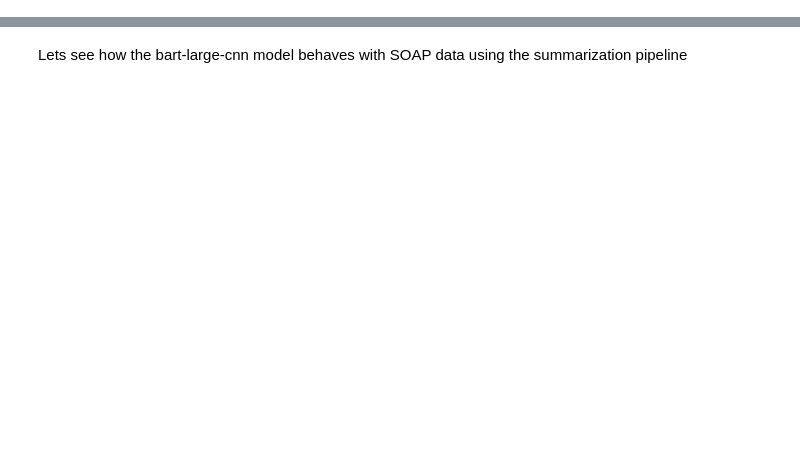
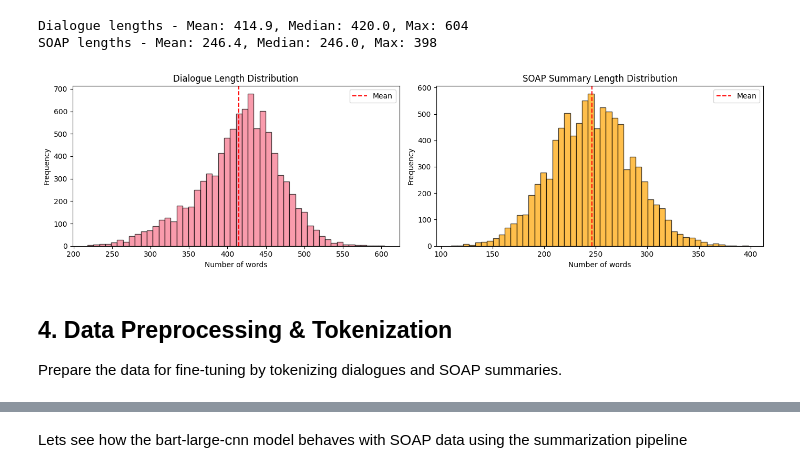
Before and after one commit to rafinrabbi/LLM_Finetuning_SOAP, a Jupyter notebook: bart-large-cnn-finetune-for-textsummarization.ipynb, the cells around one changed output, grey strips where cells are left out. Cells and saved outputs as stored; diff of their text form; code cells hidden in the pictures; blank space fills up the shorter version.

```diff
--- a/bart-large-cnn-finetune-for-textsummarization.ipynb
+++ b/bart-large-cnn-finetune-for-textsummarization.ipynb
@@ -312,20 +0,0 @@ df_val = df_val.dropna()
-# %%
-import pandas as pd
-import numpy as np
-import matplotlib.pyplot as plt
-import seaborn as sns
-import plotly.express as px
-import plotly.graph_objects as go
-from plotly.subplots import make_subplots
-from wordcloud import WordCloud
-import warnings
-import re
-from collections import Counter
-
-warnings.filterwarnings('ignore')
-
-# Set style
-sns.set_style('whitegrid')
-plt.rcParams['figure.figsize'] = (12, 6)
-
-print("Libraries imported successfully!")
@@ -456,0 +334,41 @@ P: Plan to conduct additional diagnostic tests to explore underlying causes, inc
+# %%
+# Analyze text lengths
+train_data = dataset_soap['train']
+
+dialogue_lengths = [len(x.split()) for x in train_data['dialogue']]
+soap_lengths = [len(x.split()) for x in train_data['soap']]
+
+print(f"Dialogue lengths - Mean: {np.mean(dialogue_lengths):.1f}, "
+      f"Median: {np.median(dialogue_lengths):.1f}, "
+      f"Max: {np.max(dialogue_lengths)}")
+print(f"SOAP lengths - Mean: {np.mean(soap_lengths):.1f}, "
+      f"Median: {np.median(soap_lengths):.1f}, "
+      f"Max: {np.max(soap_lengths)}")
+
+# Visualize distributions
+fig, axes = plt.subplots(1, 2, figsize=(14, 4))
+
+axes[0].hist(dialogue_lengths, bins=50, edgecolor='black', alpha=0.7)
+axes[0].set_xlabel('Number of words')
+axes[0].set_ylabel('Frequency')
+axes[0].set_title('Dialogue Length Distribution')
+axes[0].axvline(np.mean(dialogue_lengths), color='red', linestyle='--', label='Mean')
+axes[0].legend()
+
+axes[1].hist(soap_lengths, bins=50, edgecolor='black', alpha=0.7, color='orange')
+axes[1].set_xlabel('Number of words')
+axes[1].set_ylabel('Frequency')
+axes[1].set_title('SOAP Summary Length Distribution')
+axes[1].axvline(np.mean(soap_lengths), color='red', linestyle='--', label='Mean')
+axes[1].legend()
+
+plt.tight_layout()
+plt.show()
+# %% [output]
+Dialogue lengths - Mean: 414.9, Median: 420.0, Max: 604
+SOAP lengths - Mean: 246.4, Median: 246.0, Max: 398
+[figure, added]
+# %% [markdown]
+## 4. Data Preprocessing & Tokenization
+
+Prepare the data for fine-tuning by tokenizing dialogues and SOAP summaries.
```
Also changed, not shown: parts of 102 cells of this notebook, 33 other files.
